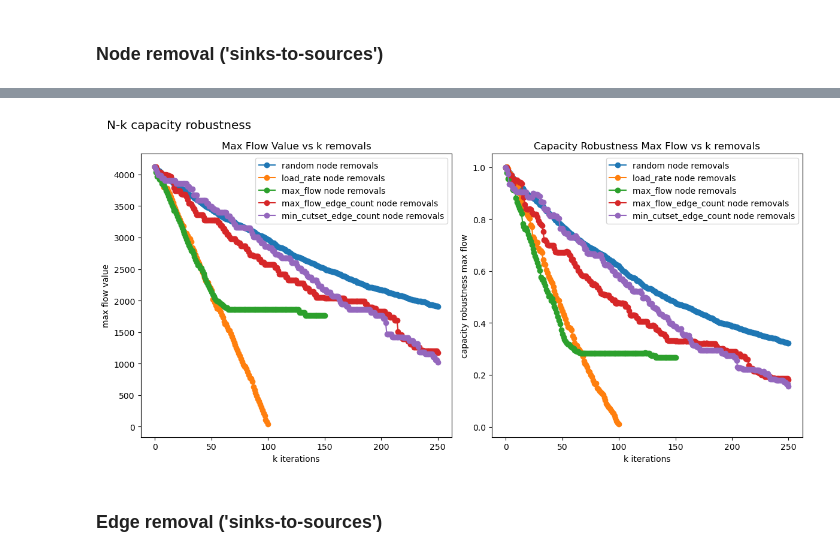
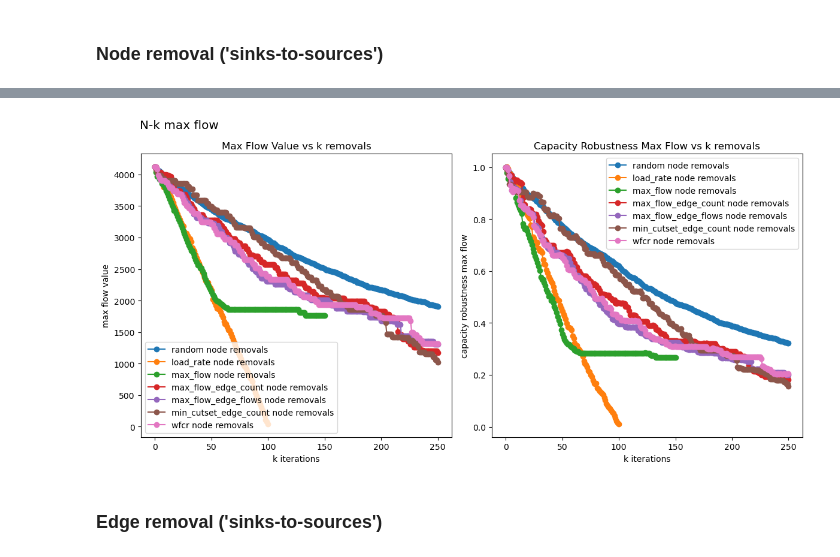
Before and after one commit to johanmasvie/iggielgn_topology_analysis, a Jupyter notebook: N-k_MAX_FLOW.ipynb, the cells around one changed output, grey strips where cells are left out. Saved outputs shown, nothing was run; the diff lists cells and outputs as text; code cells hidden in the pictures.

Commit message:
heuristics, centrality analysis, optimization, cleanup

```diff
--- a/N-k_MAX_FLOW.ipynb
+++ b/N-k_MAX_FLOW.ipynb
@@ -271,5 +323,6 @@ max_flow_node_removal_df = pd.read_pickle('results/max_flow_node_removal_df.pkl'
 Runtime: 62m with k_removals=250 and grid configuration of 'sinks-to-sources'.
 """
 # max_flow_edge_count_node_removal_df = flow_capacity_robustness(G_simple_directed, heuristic='max_flow_edge_count', remove='node')
-# max_flow_edge_count_node_removal_df.to_pickle('results/max_flow_edge_count_node_removal_df.pkl')
-max_flow_edge_count_node_removal_df = pd.read_pickle('results/max_flow_edge_count_node_removal_df.pkl')
+# max_flow_edge_count_node_removal_df.to_pickle('results/max_flow/max_flow_edge_count_node_removal_df.pkl')
+max_flow_edge_count_node_removal_df = pd.read_pickle('results/max_flow/max_flow_edge_count_node_removal_df.pkl')
+utils.results_summary(max_flow_edge_count_node_removal_df)
@@ -275,0 +347,5 @@ max_flow_edge_count_node_removal_df = pd.read_pickle('results/max_flow_edge_coun
+# %%
+# max_flow_edge_flows_node_removal_df = flow_capacity_robustness(G_simple_directed, heuristic='max_flow_edge_flows', remove='node')
+# max_flow_edge_flows_node_removal_df.to_pickle('results/max_flow/max_flow_edge_flows_node_removal_df.pkl')
+max_flow_edge_flows_node_removal_df = pd.read_pickle('results/max_flow/max_flow_edge_flows_node_removal_df.pkl')
+utils.results_summary(max_flow_edge_flows_node_removal_df)
@@ -276,4 +370,5 @@ max_flow_edge_count_node_removal_df = pd.read_pickle('results/max_flow_edge_coun
 # %%
 # min_cutset_edge_count_node_removal_df = flow_capacity_robustness(G_simple_directed, heuristic='min_cutset_edge_count', remove='node')
-# min_cutset_edge_count_node_removal_df.to_pickle('results/min_cutset_edge_count_node_removal_df.pkl')
-min_cutset_edge_count_node_removal_df = pd.read_pickle('results/min_cutset_edge_count_node_removal_df.pkl')
+# min_cutset_edge_count_node_removal_df.to_pickle('results/max_flow/min_cutset_edge_count_node_removal_df.pkl')
+min_cutset_edge_count_node_removal_df = pd.read_pickle('results/max_flow/min_cutset_edge_count_node_removal_df.pkl')
+utils.results_summary(min_cutset_edge_count_node_removal_df)
@@ -279,0 +393,5 @@ min_cutset_edge_count_node_removal_df = pd.read_pickle('results/min_cutset_edge_
+# %%
+# wfcr_node_removal_df = flow_capacity_robustness(G_simple_directed, heuristic='wfcr', remove='node')
+# wfcr_node_removal_df.to_pickle('results/max_flow/wfcr_node_removal_df.pkl')
+wfcr_node_removal_df = pd.read_pickle('results/max_flow/wfcr_node_removal_df.pkl')
+utils.results_summary(wfcr_node_removal_df)
@@ -280,7 +416,7 @@ min_cutset_edge_count_node_removal_df = pd.read_pickle('results/min_cutset_edge_
 # %%
-utils.plot_heuristic_comparison_biplot([random_node_removal_df, load_rate_node_removal_df, max_flow_node_removal_df, max_flow_edge_count_node_removal_df, min_cutset_edge_count_node_removal_df], 'N-k capacity robustness')
+utils.plot_heuristic_comparison_biplot([random_node_removal_df, load_rate_node_removal_df, max_flow_node_removal_df, max_flow_edge_count_node_removal_df, max_flow_edge_flows_node_removal_df,min_cutset_edge_count_node_removal_df, wfcr_node_removal_df], 'N-k max flow')
 # %% [output]
-[figure, old version]
+[figure, new version]
 # %% [markdown]
 ### Edge removal ('sinks-to-sources')
 # %%
```
Also changed, not shown: parts of 18 cells of this notebook, 52 other files.
